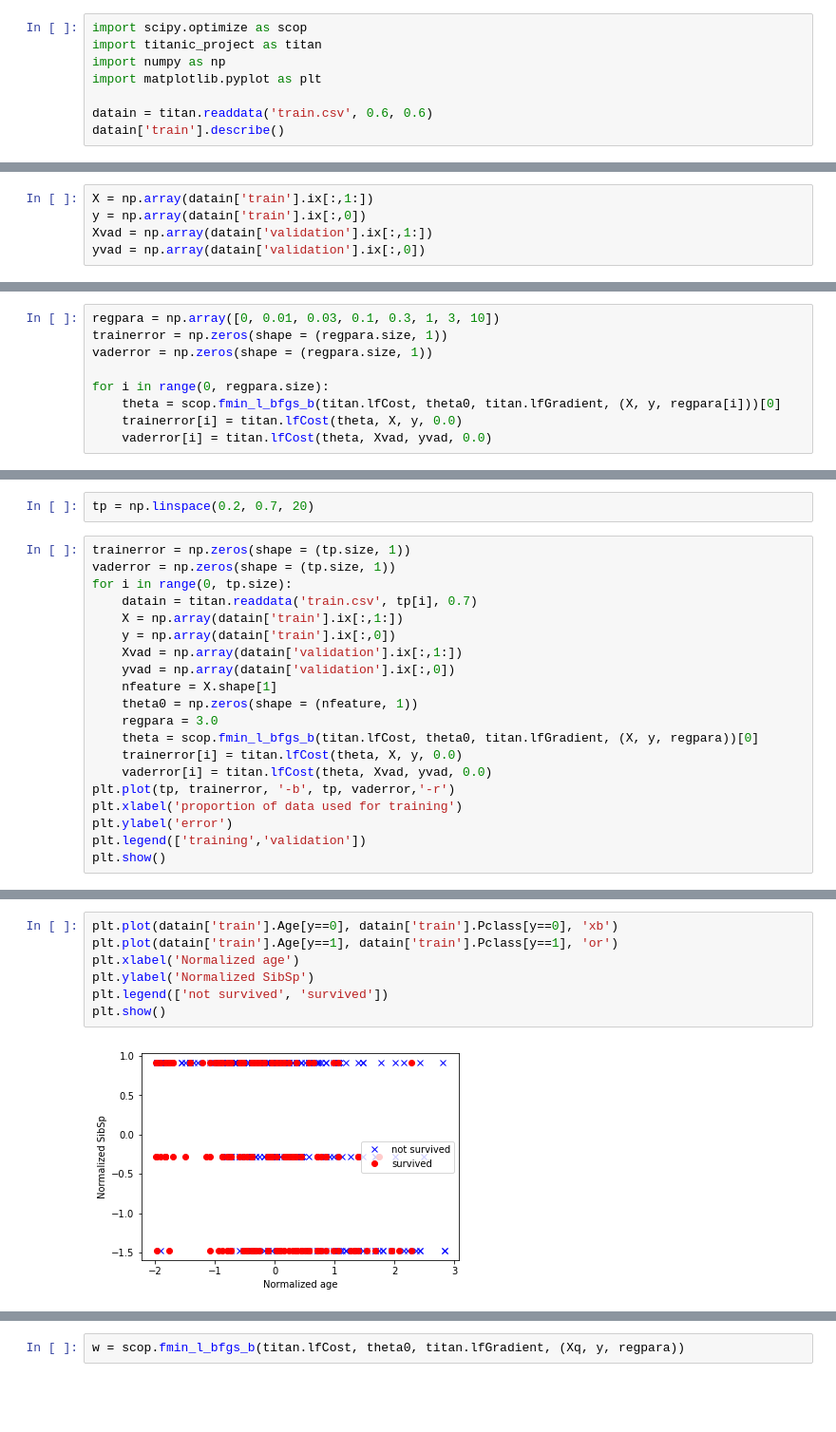
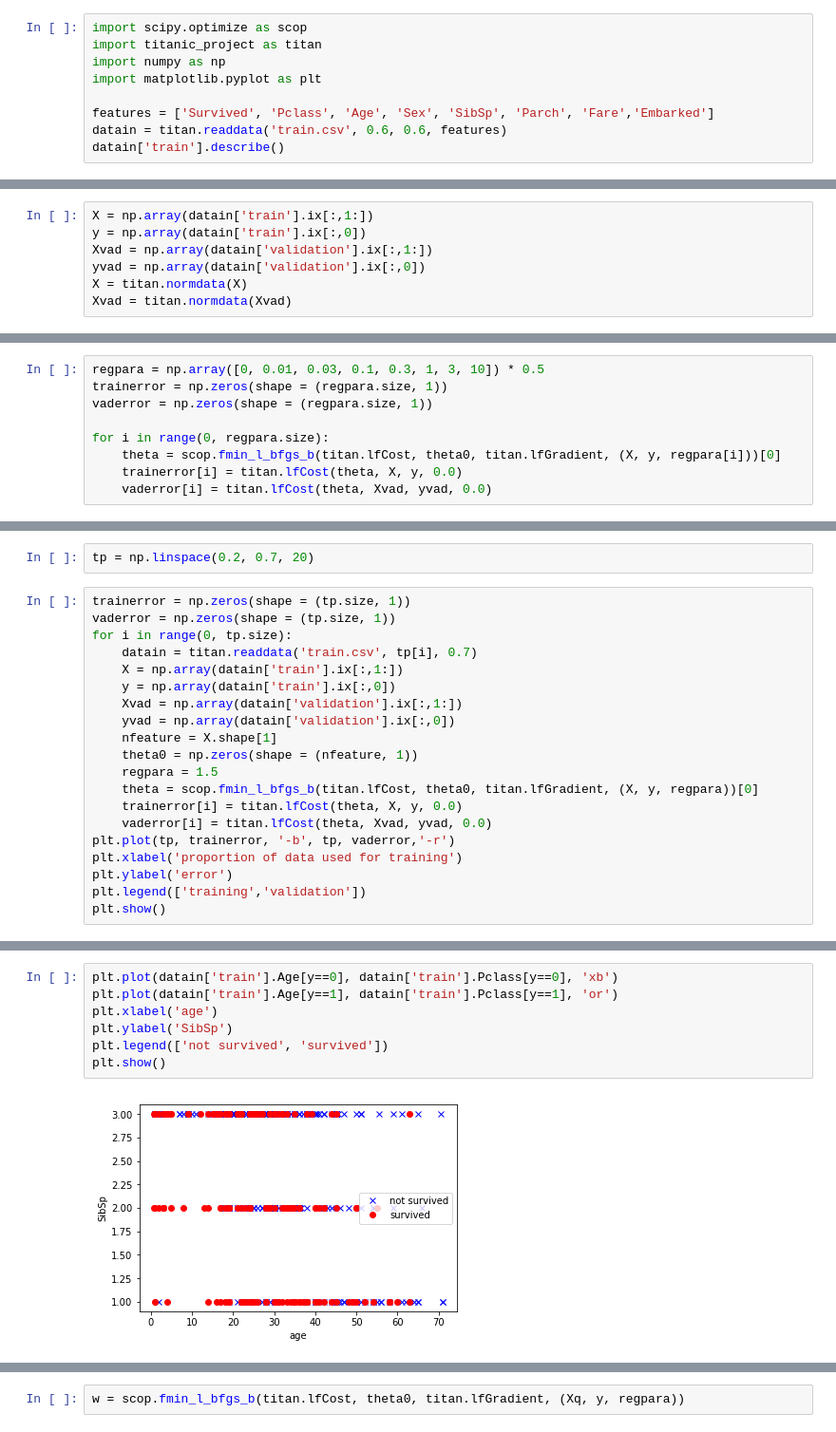
Before and after one commit to badGarnet/titanic_survive, a Jupyter notebook: LG notes.ipynb, the cells around one changed output, grey strips where cells are left out. Shown: that part at 95% size. Cells and saved outputs as stored; diff of their text form; blank space fills up the shorter version.

```diff
--- a/LG notes.ipynb
+++ b/LG notes.ipynb
@@ -4,7 +4,8 @@ import titanic_project as titan
 import numpy as np
 import matplotlib.pyplot as plt
 
-datain = titan.readdata('train.csv', 0.6, 0.6)
+features = ['Survived', 'Pclass', 'Age', 'Sex', 'SibSp', 'Parch', 'Fare','Embarked']
+datain = titan.readdata('train.csv', 0.6, 0.6, features)
 datain['train'].describe()
 # %% [output]
 |  | Survived | Pclass | Age | Sex | SibSp | Parch | Fare | Embarked |
@@ -21,6 +22,8 @@ X = np.array(datain['train'].ix[:,1:])
 y = np.array(datain['train'].ix[:,0])
 Xvad = np.array(datain['validation'].ix[:,1:])
 yvad = np.array(datain['validation'].ix[:,0])
+X = titan.normdata(X)
+Xvad = titan.normdata(Xvad)
 # %%
 nfeature = X.shape[1]
 theta0 = np.zeros(shape = (nfeature, 1))
@@ -40,5 +43,5 @@ y_predict[y_predict <= 0.5] = 0
 # %%
-regpara = np.array([0, 0.01, 0.03, 0.1, 0.3, 1, 3, 10])
+regpara = np.array([0, 0.01, 0.03, 0.1, 0.3, 1, 3, 10]) * 0.5
 trainerror = np.zeros(shape = (regpara.size, 1))
 vaderror = np.zeros(shape = (regpara.size, 1))
 
@@ -64,7 +67,7 @@ for i in range(0, tp.size):
     yvad = np.array(datain['validation'].ix[:,0])
     nfeature = X.shape[1]
     theta0 = np.zeros(shape = (nfeature, 1))
-    regpara = 3.0
+    regpara = 1.5
     theta = scop.fmin_l_bfgs_b(titan.lfCost, theta0, titan.lfGradient, (X, y, regpara))[0]
     trainerror[i] = titan.lfCost(theta, X, y, 0.0)
     vaderror[i] = titan.lfCost(theta, Xvad, yvad, 0.0)
@@ -84,10 +83,10 @@ Therefore, we add second order terms for additional features. Terms such as *Age
 # %%
 plt.plot(datain['train'].Age[y==0], datain['train'].Pclass[y==0], 'xb')
 plt.plot(datain['train'].Age[y==1], datain['train'].Pclass[y==1], 'or')
-plt.xlabel('Normalized age')
-plt.ylabel('Normalized SibSp')
+plt.xlabel('age')
+plt.ylabel('SibSp')
 plt.legend(['not survived', 'survived'])
 plt.show()
 # %% [output]
-[figure, old version]
+[figure, new version]
 # %%
```
Also changed, not shown: parts of 12 cells of this notebook, 2 other files.
